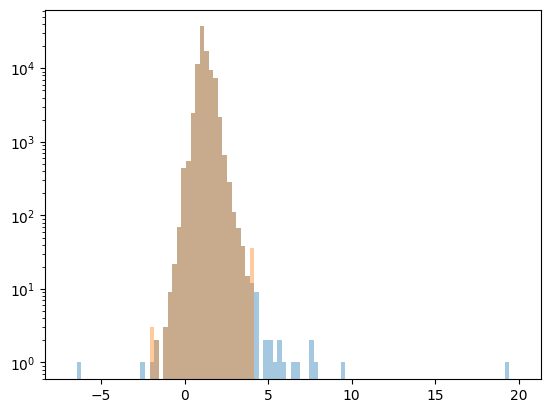
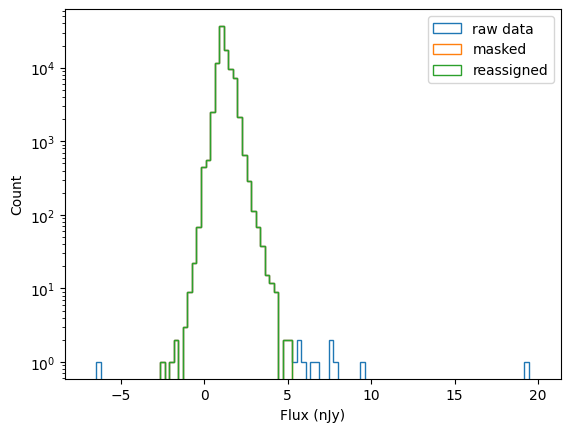
Code edit (unified diff) that turned the first committed figure into the second:
--- before
+++ after
@@ -1,8 +1,13 @@
+from outliers import handle_outliers
+
 # test this function
-F277W_KRON_modified = handle_outliers(F277W_KRON)
+F277W_KRON_modified = handle_outliers(F277W_KRON, sigma_value=10, treatment='mask_out')
 
-
-plt.hist(F277W_KRON, alpha=0.4, bins=np.linspace(-7,20,100))
-plt.hist(F277W_KRON_modified, alpha=0.4, bins=np.linspace(-7,20,100))
-plt.yscale("log")
+plt.hist(F277W_KRON, bins=np.linspace(-7,20,100), label='raw data', histtype='step')
+plt.hist(F277W_KRON_modified, bins=np.linspace(-7,20,100), label='masked', histtype='step')
+plt.hist(F277W_KRON_modified, bins=np.linspace(-7,20,100), label='reassigned', histtype='step')
+plt.yscale('log')
+plt.xlabel('Flux (nJy)')
+plt.ylabel('Count')
+plt.legend()
 plt.show()

Commit: outliers handled by separate .py file now